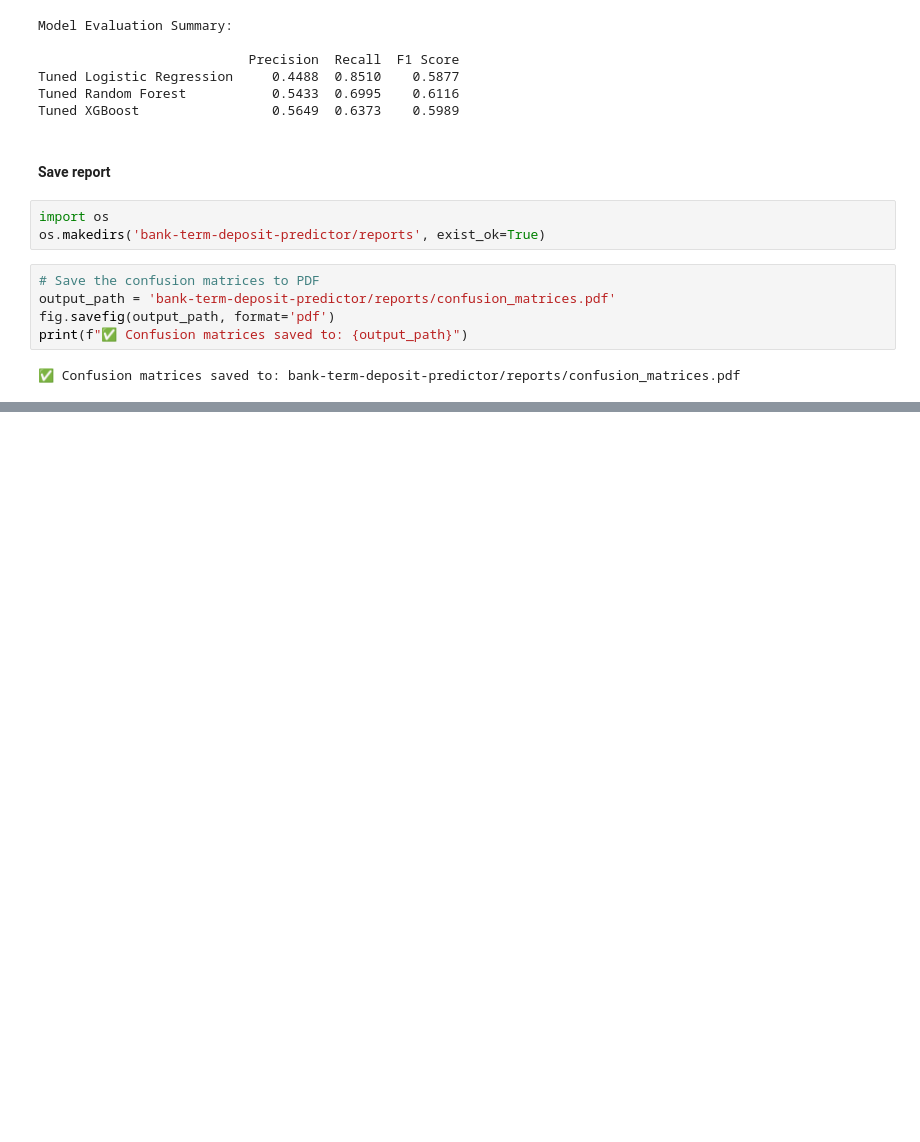
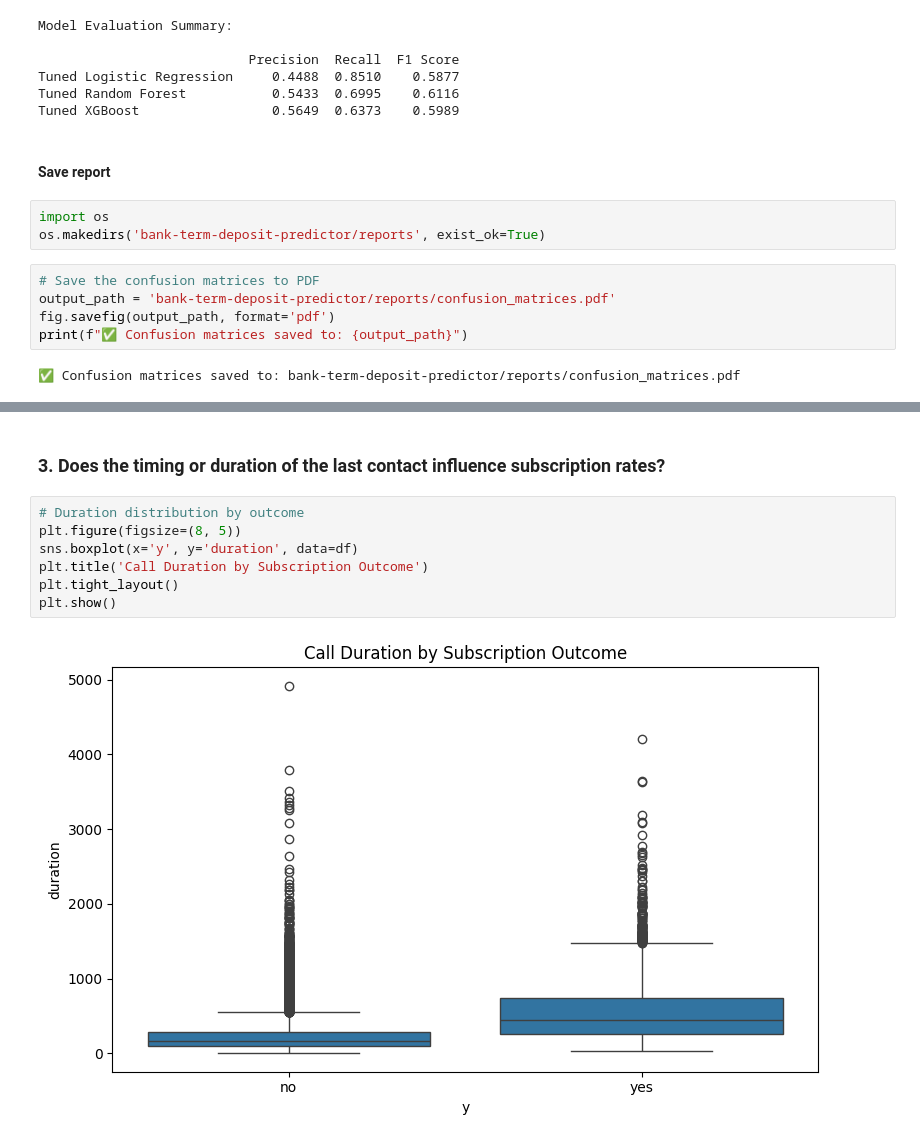
Before and after one commit to michaelodumanye/Bank-Term-Deposit-Predictor, a Jupyter notebook: notebooks/project.ipynb, the cells around one changed output, grey strips where cells are left out. Saved outputs shown, nothing was run; the diff lists cells and outputs as text; blank space fills up the shorter version.

```diff
--- a/notebooks/project.ipynb
+++ b/notebooks/project.ipynb
@@ -757,0 +787,11 @@ print(f"✅ Confusion matrices saved to: {output_path}")
+# %% [markdown]
+### 3. Does the timing or duration of the last contact influence subscription rates?
+# %%
+# Duration distribution by outcome
+plt.figure(figsize=(8, 5))
+sns.boxplot(x='y', y='duration', data=df)
+plt.title('Call Duration by Subscription Outcome')
+plt.tight_layout()
+plt.show()
+# %% [output]
+[figure, added]
```
Also changed, not shown: parts of 16 cells of this notebook.
